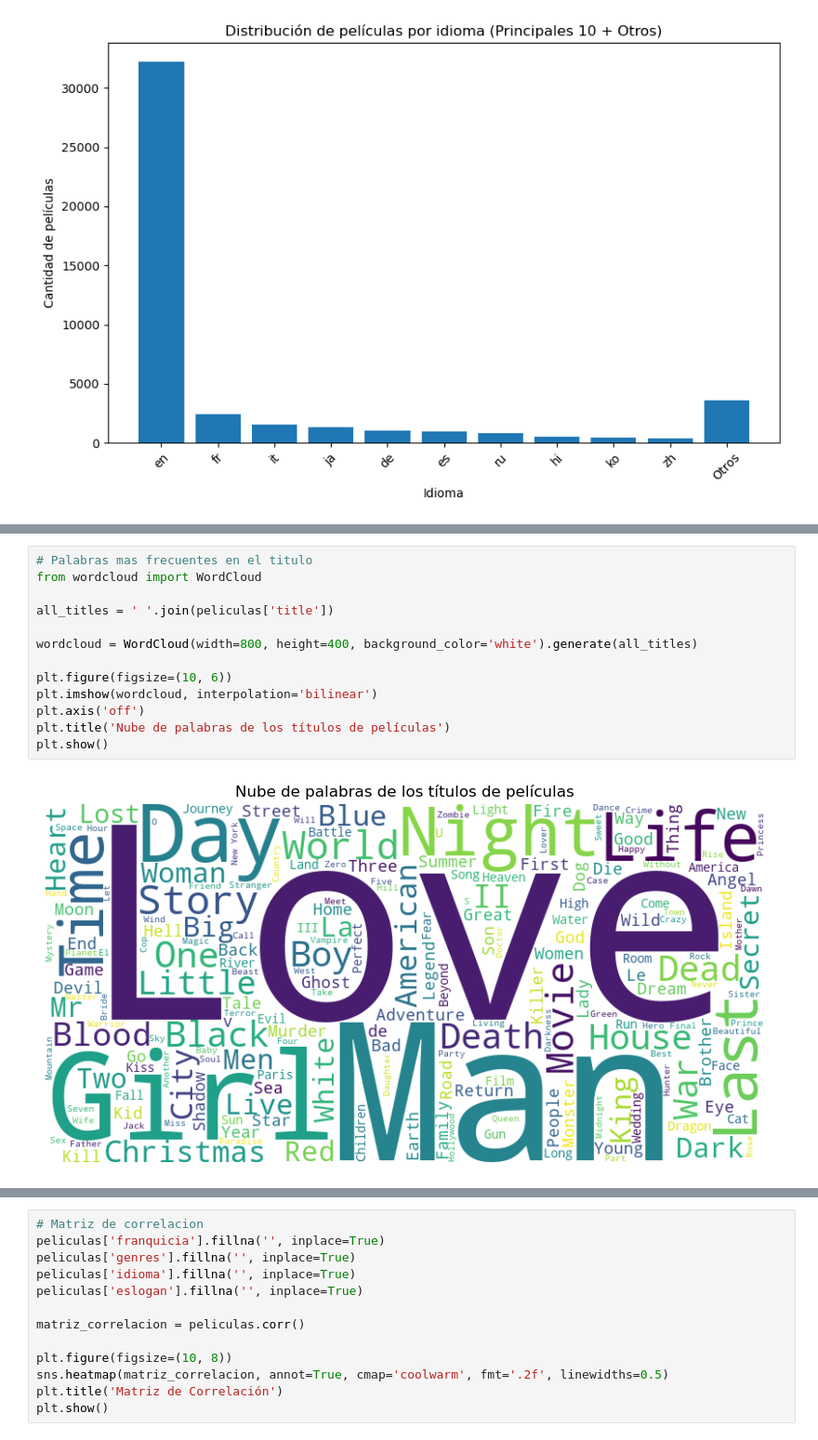
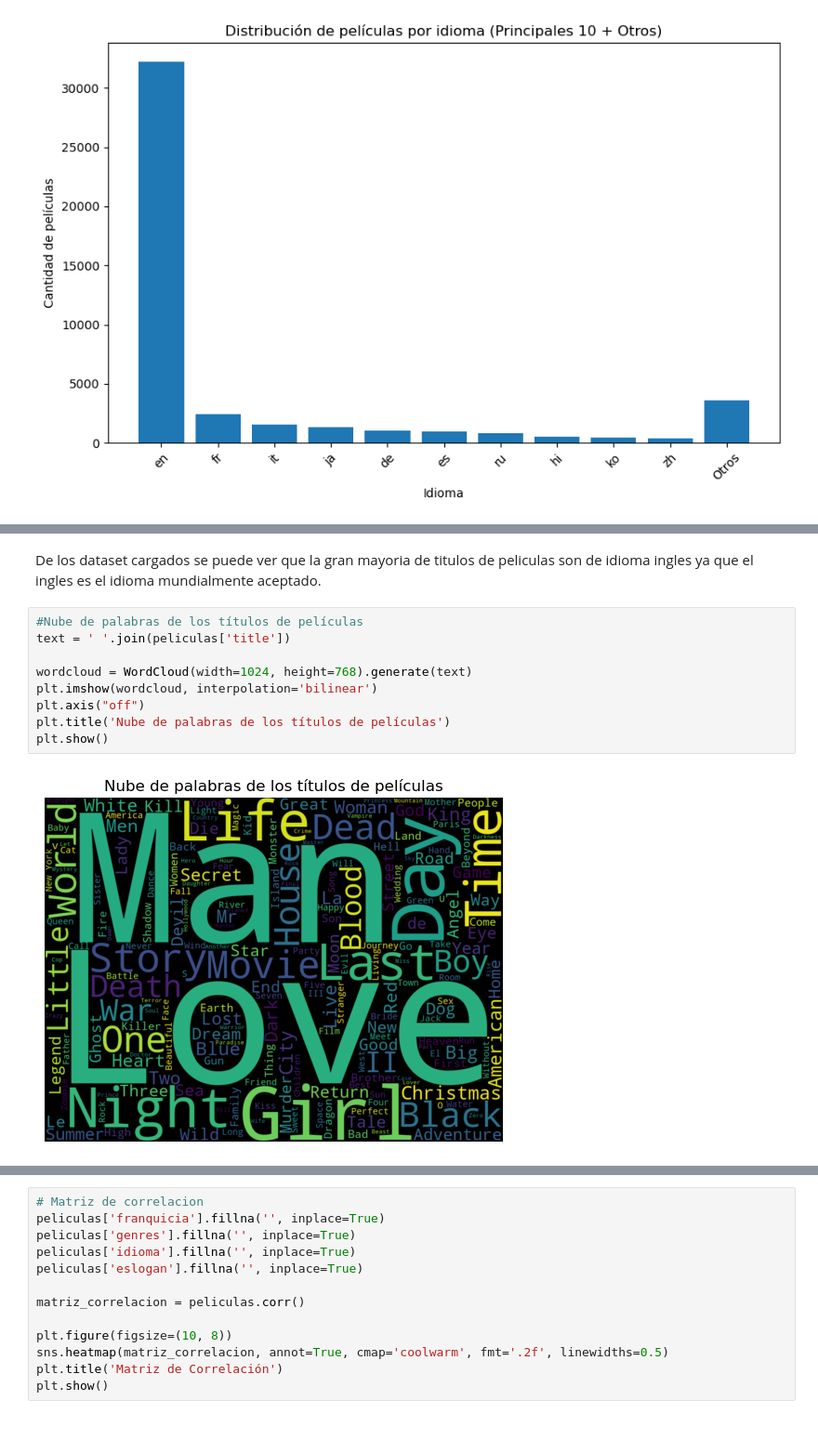
Before and after one commit to smlopez30/Proyecto-individual-Parte-1, a Jupyter notebook: DataEingenier.ipynb, the cells around one changed output, grey strips where cells are left out. Shown at 93% size. Drawn from its saved outputs; the diff is of its cells as text.

```diff
--- a/DataEingenier.ipynb
+++ b/DataEingenier.ipynb
@@ -430,15 +449,13 @@ plt.show()
+# %% [markdown]
+De los dataset cargados se puede ver que la gran mayoria de titulos de peliculas son de idioma ingles ya que el ingles es el idioma mundialmente aceptado.
 # %%
-# Palabras mas frecuentes en el titulo
-from wordcloud import WordCloud
+#Nube de palabras de los títulos de películas
+text = ' '.join(peliculas['title'])
 
-all_titles = ' '.join(peliculas['title'])
-
-wordcloud = WordCloud(width=800, height=400, background_color='white').generate(all_titles)
-
-plt.figure(figsize=(10, 6))
+wordcloud = WordCloud(width=1024, height=768).generate(text)
 plt.imshow(wordcloud, interpolation='bilinear')
-plt.axis('off')
+plt.axis("off")
 plt.title('Nube de palabras de los títulos de películas')
 plt.show()
 # %% [output]
-[figure, old version]
+[figure, new version]
```
Also changed, not shown: parts of 10 cells of this notebook, 4 other files.
